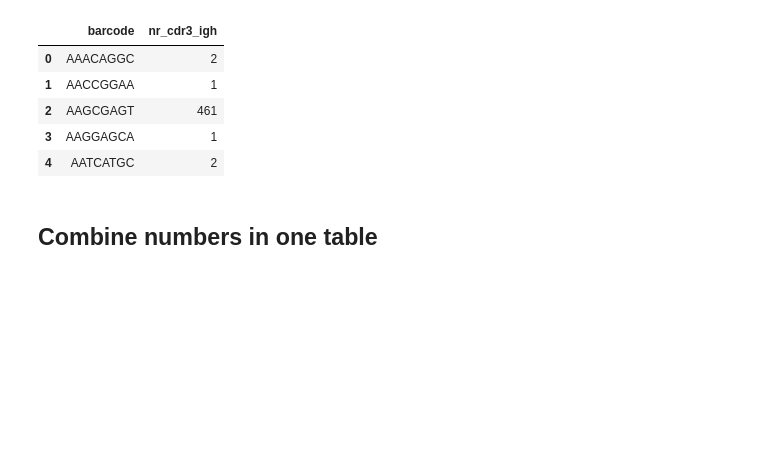
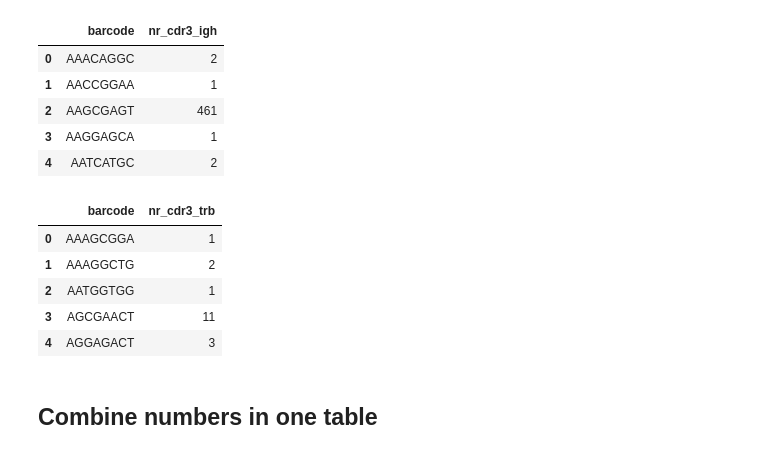
Before and after one commit to EDS-Bioinformatics-Laboratory/reseda, a Jupyter notebook: ReportVASAseq.ipynb, the cells around one changed output. Saved outputs shown, nothing was run; the diff lists cells and outputs as text; code cells hidden in the pictures; blank space fills up the shorter version.

```diff
--- a/ReportVASAseq.ipynb
+++ b/ReportVASAseq.ipynb
@@ -84,6 +85,30 @@ df_cdr3_igh.head()
 | 2 | AAGCGAGT | 461 |
 | 3 | AAGGAGCA | 1 |
 | 4 | AATCATGC | 2 |
+# %%
+# Read nr of TRB CDR3s
+nrs = list()
+filenames = list()
+barcodes = list()
+fh = open("count-cdr3-TRB.txt")
+for line in fh:
+    line = line.rstrip()
+    filename, nr = line.split(":")
+    barcode, rest = filename.split("_S1")
+    nr = nr.split("\t")
+    nrs.append(int(nr[1]))
+    filenames.append(filename)
+    barcodes.append(barcode)
+fh.close()
+df_cdr3_trb = pd.DataFrame({'barcode': barcodes, 'nr_cdr3_trb': nrs})
+df_cdr3_trb.head()
+# %% [output]
+|  | barcode | nr_cdr3_trb |
+| 0 | AAAGCGGA | 1 |
+| 1 | AAAGGCTG | 2 |
+| 2 | AATGGTGG | 1 |
+| 3 | AGCGAACT | 11 |
+| 4 | AGGAGACT | 3 |
 # %% [markdown]
 ## Combine numbers in one table
 # %%
```
Also changed, not shown: parts of 4 cells of this notebook.
